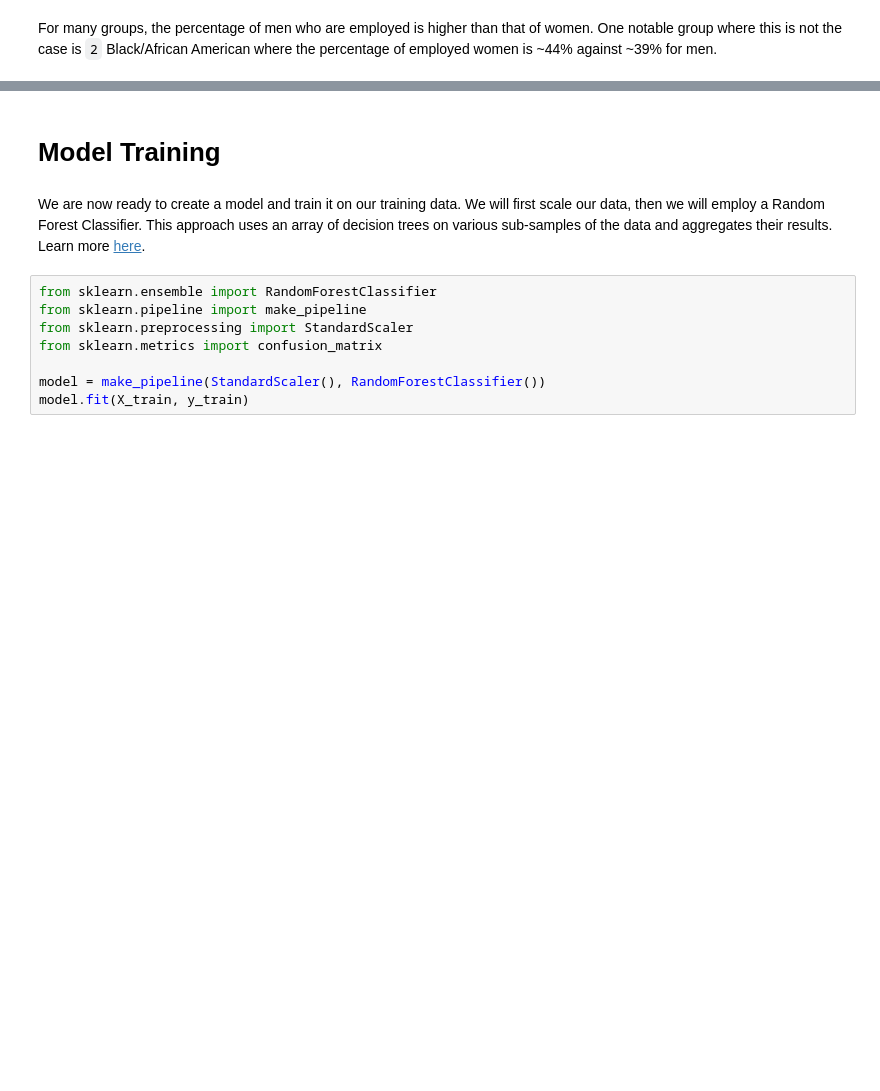
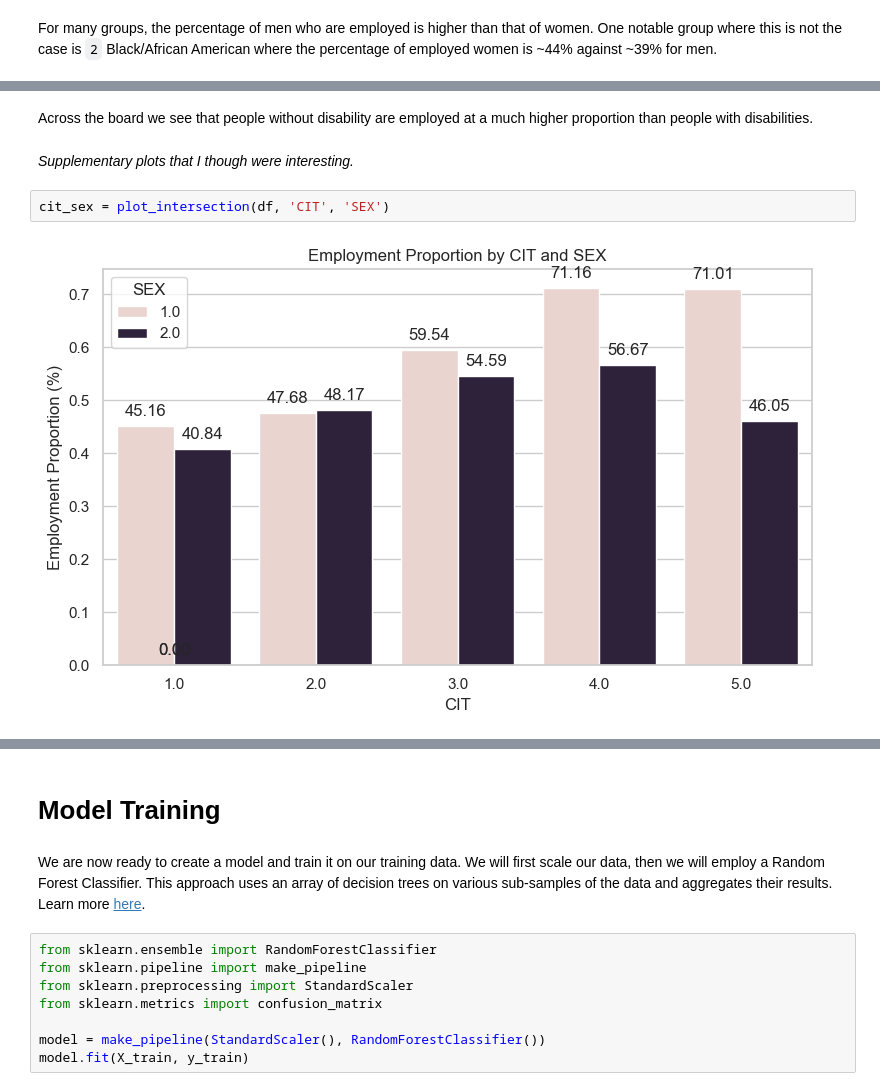
Before and after one commit to lawolff1702/lawolff1702.github.io, a Jupyter notebook: posts/Auditing Bias/index.ipynb, the cells around one changed output, grey strips where cells are left out. Saved outputs shown, nothing was run; the diff lists cells and outputs as text; blank space fills up the shorter version.

```diff
--- a/posts/Auditing Bias/index.ipynb
+++ b/posts/Auditing Bias/index.ipynb
@@ -208,0 +218,8 @@ group_dis = plot_intersection(df, 'group', 'DIS')
+# %% [markdown]
+Across the board we see that people without disability are employed at a much higher proportion than people with disabilities.
+# %% [markdown]
+*Supplementary plots that I though were interesting.*
+# %%
+cit_sex = plot_intersection(df, 'CIT', 'SEX')
+# %% [output]
+[figure, added]
```
Also changed, not shown: parts of 10 cells of this notebook.
